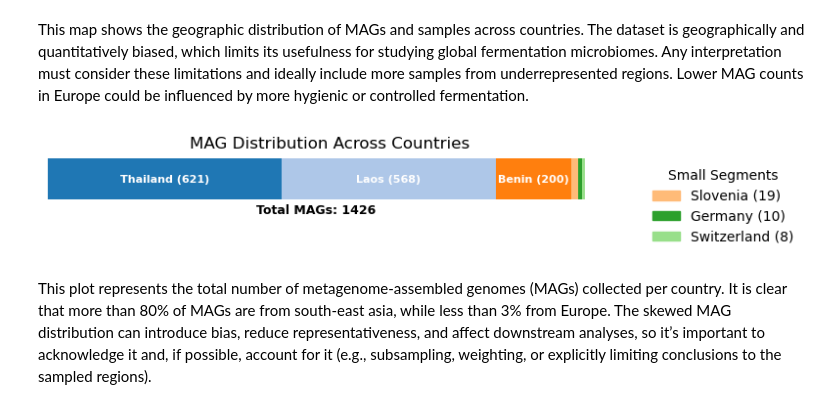
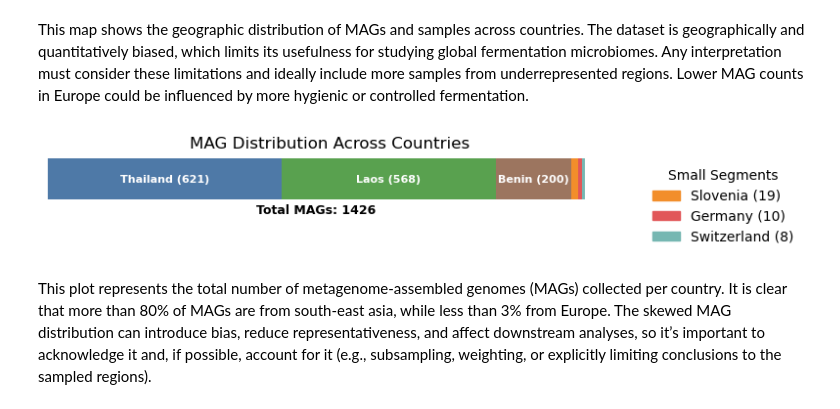
Before and after one commit to EneaMotta/Interplanetary_Microbiome, a Jupyter notebook: 01.2_Data_Exploration.ipynb, the cells around one changed output. Drawn from its saved outputs; the diff is of its cells as text; code cells hidden in the pictures.

```diff
--- a/01.2_Data_Exploration.ipynb
+++ b/01.2_Data_Exploration.ipynb
@@ -162,12 +158,12 @@ import matplotlib.pyplot as plt
 
 # Categories
 agg['category'] = 'Neither'
-agg.loc[agg['is_IL'] & ~agg['is_PB'], 'category'] = 'IL only'
-agg.loc[~agg['is_IL'] & agg['is_PB'], 'category'] = 'PB only'
+agg.loc[agg['is_IL'] & ~agg['is_PB'], 'category'] = 'Illumina'
+agg.loc[~agg['is_IL'] & agg['is_PB'], 'category'] = 'PacBio'
 agg.loc[agg['is_IL'] & agg['is_PB'], 'category'] = 'Both'
 
 counts_per_category = agg['category'].value_counts()
-categories = ['IL only', 'PB only', 'Both']  # control order
+categories = ['Illumina', 'PacBio', 'Both']  # control order
 counts_ordered = counts_per_category.reindex(categories, fill_value=0)
 
 # Plot
@@ -191,9 +187,10 @@ ax.spines['bottom'].set_visible(False)
 
 ax.set_yticks([])  # remove y-axis
 ax.set_xticks([])  # remove x-axis
-ax.set_title('Distribution of IL/PB per sample')
+ax.set_title('Distribution of Illumina/PacBio per sample')
 ax.legend(title='Sequenced with:', frameon=False, loc='center left', bbox_to_anchor=(1, 0.5))
 
 plt.tight_layout()
+plt.savefig("data/Visualizations/Distribution_Technique_per_sample.svg", transparent=True)
 plt.show()
 # %% [output]
@@ -323,6 +535,7 @@ plt.show()
 This map shows the geographic distribution of MAGs and samples across countries. The dataset is geographically and quantitatively biased, which limits its usefulness for studying global fermentation microbiomes. Any interpretation must consider these limitations and ideally include more samples from underrepresented regions. Lower MAG counts in Europe could be influenced by more hygienic or controlled fermentation.
 # %%
 import matplotlib.pyplot as plt
+
 
 df = countries_MAG_count.copy()
 df = df.sort_values('count', ascending=False)
@@ -330,8 +543,12 @@ df = df.sort_values('count', ascending=False)
 fig, ax = plt.subplots(figsize=(8, 1.2))
 
 left = 0
-colors = plt.cm.tab20(range(len(df)))   # distinct colors for countries
-
+colors = [
+    "#4E79A7", "#59A14F", "#9C755F", "#F28E2B",
+    "#E15759", "#76B7B2", "#B07AA1", "#EDC948",
+    "#AF7AA1", "#FF9DA7", "#79706E", "#BAB0AC"
+]
+colors = colors[:len(df)]
 # store small segments for legend
 small_segments = []
 
@@ -366,34 +583,35 @@ for (country, count), color in zip(df[['samp_country','count']].values, colors):
 total_mags = df['count'].sum()
 ax.text(
     0.5 * left,      # middle of the total bar
     -0.6,            # below the bar
     f"Total MAGs: {int(total_mags)}",
     ha='center',
     va='center',
     fontsize=9,
     fontweight='bold'
 )
 
 # Clean plot
 ax.set_yticks([])
 ax.set_xticks([])
 ax.spines['top'].set_visible(False)
 ax.spines['right'].set_visible(False)
 ax.spines['left'].set_visible(False)
 ax.spines['bottom'].set_visible(False)
 
 # Add legend for small segments
 if small_segments:
     handles = [plt.Rectangle((0,0),1,1, color=color) for country, color in small_segments]
     labels = [f"{country} ({int(df.loc[df['samp_country']==country,'count'].values[0])})"
               for country, color in small_segments]
     ax.legend(handles, labels, title="Small Segments", bbox_to_anchor=(1.05, 1), loc='upper left', frameon=False)
 
 ax.set_title("MAG Distribution Across Countries")
 plt.tight_layout()
+plt.savefig("data/Visualizations/MAGs_per_Countrie.svg", transparent=True)
 plt.show()
 # %% [output]
-[figure, old version]
+[figure, new version]
 # %% [markdown]
 This plot represents the total number of metagenome-assembled genomes (MAGs) collected per country. It is clear that more than 80% of MAGs are from south-east asia, while less than 3% from Europe. The skewed MAG distribution can introduce bias, reduce representativeness, and affect downstream analyses, so it’s important to acknowledge it and, if possible, account for it (e.g., subsampling, weighting, or explicitly limiting conclusions to the sampled regions).
 # %% [markdown]
```
Also changed, not shown: parts of 32 cells of this notebook, 8 other files.
